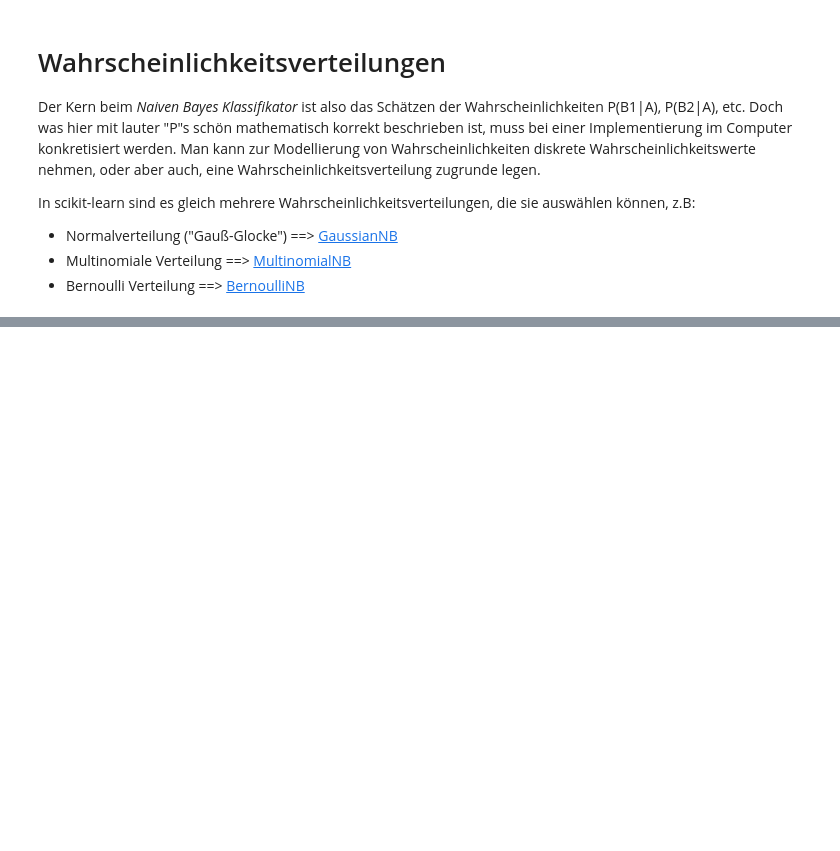
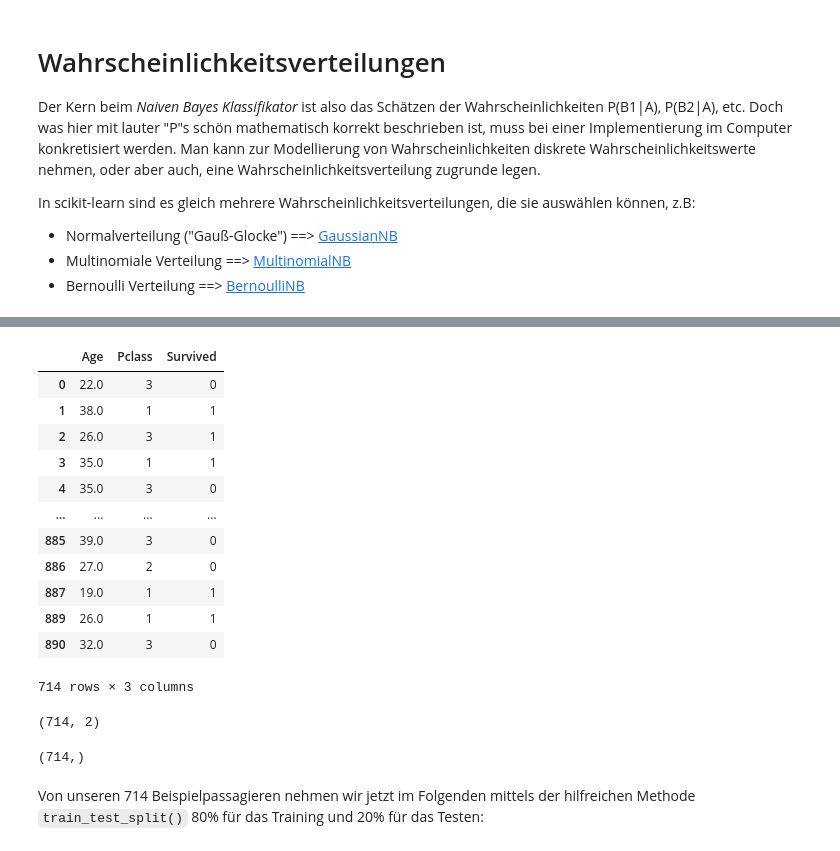
Before and after one commit to juebrauer/book_einstieg_in_ml_mit_scikit-learn, a Jupyter notebook: 02_naive_bayes.ipynb, the cells around one changed output, grey strips where cells are left out. Cells and saved outputs as stored; diff of their text form; code cells hidden in the pictures; blank space fills up the shorter version.

```diff
--- a/02_naive_bayes.ipynb
+++ b/02_naive_bayes.ipynb
@@ -78,0 +531,16 @@ In scikit-learn sind es gleich mehrere Wahrscheinlichkeitsverteilungen, die sie
+# %%
+df_train_small_filtered
+# %% [output]
+|  | Age | Pclass | Survived |
+| 0 | 22.0 | 3 | 0 |
+| 1 | 38.0 | 1 | 1 |
+| 2 | 26.0 | 3 | 1 |
+| 3 | 35.0 | 1 | 1 |
+| 4 | 35.0 | 3 | 0 |
+| ... | ... | ... | ... |
+| 885 | 39.0 | 3 | 0 |
+| 886 | 27.0 | 2 | 0 |
+| 887 | 19.0 | 1 | 1 |
+| 889 | 26.0 | 1 | 1 |
+| 890 | 32.0 | 3 | 0 |
+714 rows × 3 columns
@@ -78,0 +550,8 @@ In scikit-learn sind es gleich mehrere Wahrscheinlichkeitsverteilungen, die sie
+# %%
+x.shape
+# %% [output]
+(714, 2)
+# %%
+y.shape
+# %% [output]
+(714,)
@@ -78,0 +561,2 @@ In scikit-learn sind es gleich mehrere Wahrscheinlichkeitsverteilungen, die sie
+# %% [markdown]
+Von unseren 714 Beispielpassagieren nehmen wir jetzt im Folgenden mittels der hilfreichen Methode `train_test_split()` 80% für das Training und 20% für das Testen:
```
Also changed, not shown: parts of 72 cells of this notebook.
